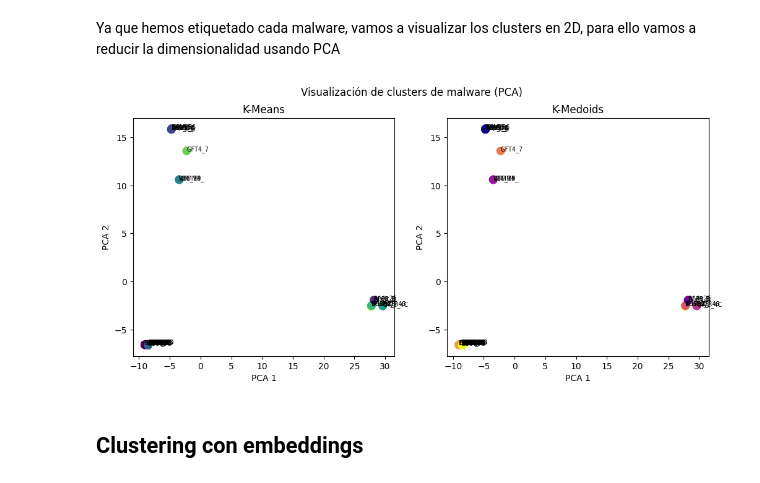
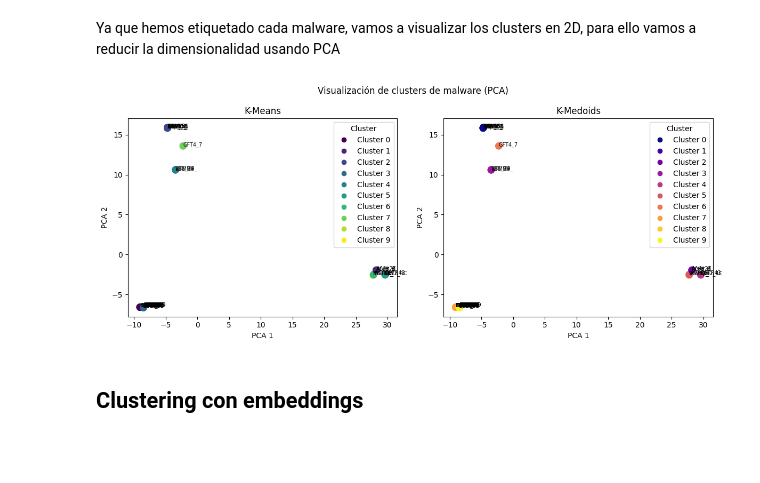
Before and after one commit to PedroPabloGuzmanMayen/Lab3__SDS, a Jupyter notebook: lab3.ipynb, the cells around one changed output. Drawn from its saved outputs; the diff is of its cells as text; code cells hidden in the pictures; blank space fills up the shorter version.

```diff
--- a/lab3.ipynb
+++ b/lab3.ipynb
@@ -443,29 +443,66 @@ Ya que hemos etiquetado cada malware, vamos a visualizar los clusters en 2D, par
 # %%
 pca = PCA(n_components=2)
 X_pca = pca.fit_transform(X_scaled)
 
 fig, ax = plt.subplots(1,2, figsize=(12,5))
 
-ax[0].scatter(X_pca[:,0], X_pca[:,1], c=df["cluster_kmeans"], cmap="viridis", s=80)
+# ---------- KMEANS ----------
+scatter1 = ax[0].scatter(
+    X_pca[:,0],
+    X_pca[:,1],
+    c=df["cluster_kmeans"],
+    cmap="viridis",
+    s=80
+)
+
 ax[0].set_title("K-Means")
 ax[0].set_xlabel("PCA 1")
 ax[0].set_ylabel("PCA 2")
 
 for i, txt in enumerate(df["Hash"]):
     ax[0].annotate(txt[:6], (X_pca[i,0], X_pca[i,1]), fontsize=7)
 
-ax[1].scatter(X_pca[:,0], X_pca[:,1], c=df["cluster_kmedoids"], cmap="plasma", s=80)
+# crear leyenda por cluster
+clusters = np.unique(df["cluster_kmeans"])
+handles = [
+    plt.Line2D([], [], marker="o", linestyle="",
+               color=scatter1.cmap(scatter1.norm(c)),
+               label=f"Cluster {c}")
+    for c in clusters
+]
+ax[0].legend(handles=handles, title="Cluster")
+
+
+# ---------- KMEDOIDS ----------
+scatter2 = ax[1].scatter(
+    X_pca[:,0],
+    X_pca[:,1],
+    c=df["cluster_kmedoids"],
+    cmap="plasma",
+    s=80
+)
+
 ax[1].set_title("K-Medoids")
 ax[1].set_xlabel("PCA 1")
 ax[1].set_ylabel("PCA 2")
 
 for i, txt in enumerate(df["Hash"]):
     ax[1].annotate(txt[:6], (X_pca[i,0], X_pca[i,1]), fontsize=7)
 
+clusters2 = np.unique(df["cluster_kmedoids"])
+handles2 = [
+    plt.Line2D([], [], marker="o", linestyle="",
+               color=scatter2.cmap(scatter2.norm(c)),
+               label=f"Cluster {c}")
+    for c in clusters2
+]
+ax[1].legend(handles=handles2, title="Cluster")
+
 plt.suptitle("Visualización de clusters de malware (PCA)")
+plt.tight_layout()
 plt.show()
 # %% [output]
-[figure, old version]
+[figure, new version]
 # %% [markdown]
 ## Clustering con embeddings
 # %% [markdown]
```
Also changed, not shown: parts of 8 cells of this notebook, 7 other files.
